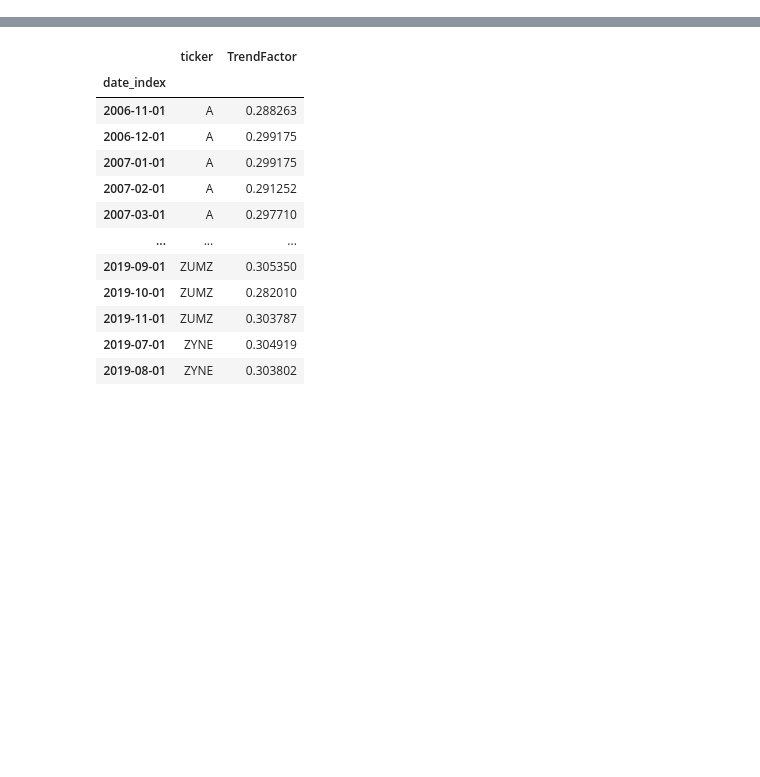
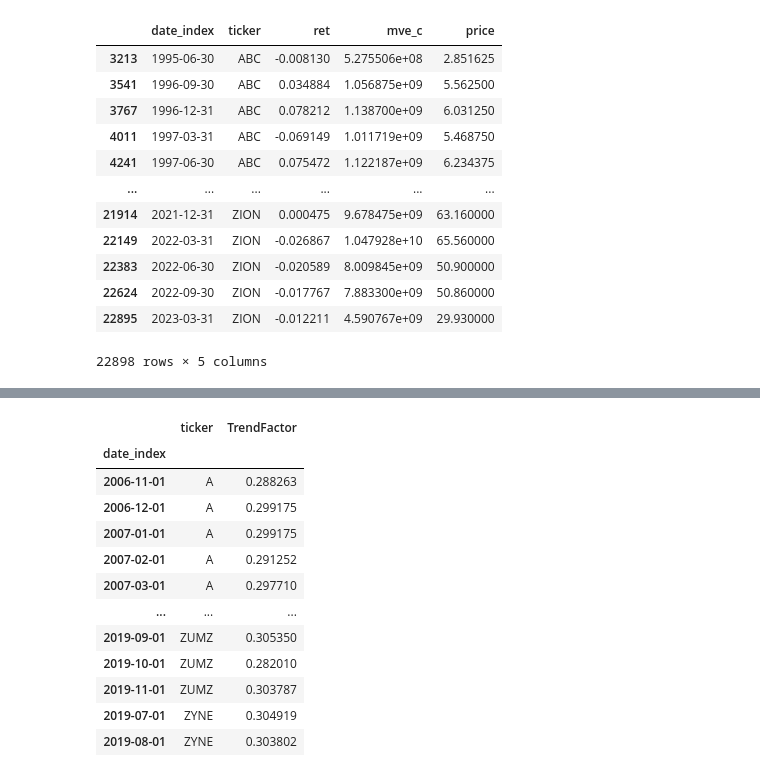
Before and after one commit to jakezur1/factorlib-polars, a Jupyter notebook: factors/momentum/trend_factor.ipynb, the cells around one changed output, grey strips where cells are left out. Drawn from its saved outputs; the diff is of its cells as text; code cells hidden in the pictures; blank space fills up the shorter version.

```diff
--- a/factors/momentum/trend_factor.ipynb
+++ b/factors/momentum/trend_factor.ipynb
@@ -12,5 +11,7 @@ returns = returns.stack()
 returns = returns.reset_index(level=1)
 returns.index = pd.to_datetime(returns.index)
 returns.columns = ['ticker', 'ret']
-returns
+returns = returns.reset_index()
+returns.sort_values(['ticker', 'date_index'])
+len(returns['ticker'].unique())
 # %% [output]
@@ -30,0 +19,13 @@ returns
+# %%
+prices = pl.scan_csv(raw_data_dir / 'prices_wrds.csv').collect(streaming=True)
+prices = (
+    prices.lazy()
+    .select(
+        pl.col('datadate').alias('date_index'),
+        pl.col('tic').alias('ticker'),
+        (pl.col('prccd').cast(pl.Float64) / pl.col('ajexdi').cast(pl.Float64)).alias('price')
+    )
+    .collect(streaming=True)
+)
+prices = prices.to_pandas()
+prices.sort_values(['ticker', 'date_index'])
@@ -73 +90,20 @@ trend_raw_complete[trend_raw_complete['ticker']=='TSLA']
+# %%
+returns['date_index'] = pd.to_datetime(returns['date_index'])
+mve_c['date_index'] = pd.to_datetime(mve_c['date_index'])
+trend_factor_raw_data = returns.merge(mve_c, on=['date_index', 'ticker'], how='inner')
+trend_factor_raw_data.sort_values(['ticker', 'date_index'])
+# %% [output]
+|  | date_index | ticker | ret | mve_c | price |
+| 3213 | 1995-06-30 | ABC | -0.008130 | 5.275506e+08 | 2.851625 |
+| 3541 | 1996-09-30 | ABC | 0.034884 | 1.056875e+09 | 5.562500 |
+| 3767 | 1996-12-31 | ABC | 0.078212 | 1.138700e+09 | 6.031250 |
+| 4011 | 1997-03-31 | ABC | -0.069149 | 1.011719e+09 | 5.468750 |
+| 4241 | 1997-06-30 | ABC | 0.075472 | 1.122187e+09 | 6.234375 |
+| ... | ... | ... | ... | ... | ... |
+| 21914 | 2021-12-31 | ZION | 0.000475 | 9.678475e+09 | 63.160000 |
+| 22149 | 2022-03-31 | ZION | -0.026867 | 1.047928e+10 | 65.560000 |
+| 22383 | 2022-06-30 | ZION | -0.020589 | 8.009845e+09 | 50.900000 |
+| 22624 | 2022-09-30 | ZION | -0.017767 | 7.883300e+09 | 50.860000 |
+| 22895 | 2023-03-31 | ZION | -0.012211 | 4.590767e+09 | 29.930000 |
+22898 rows × 5 columns
 # %%
```
Also changed, not shown: parts of 12 cells of this notebook, 9 other files.
